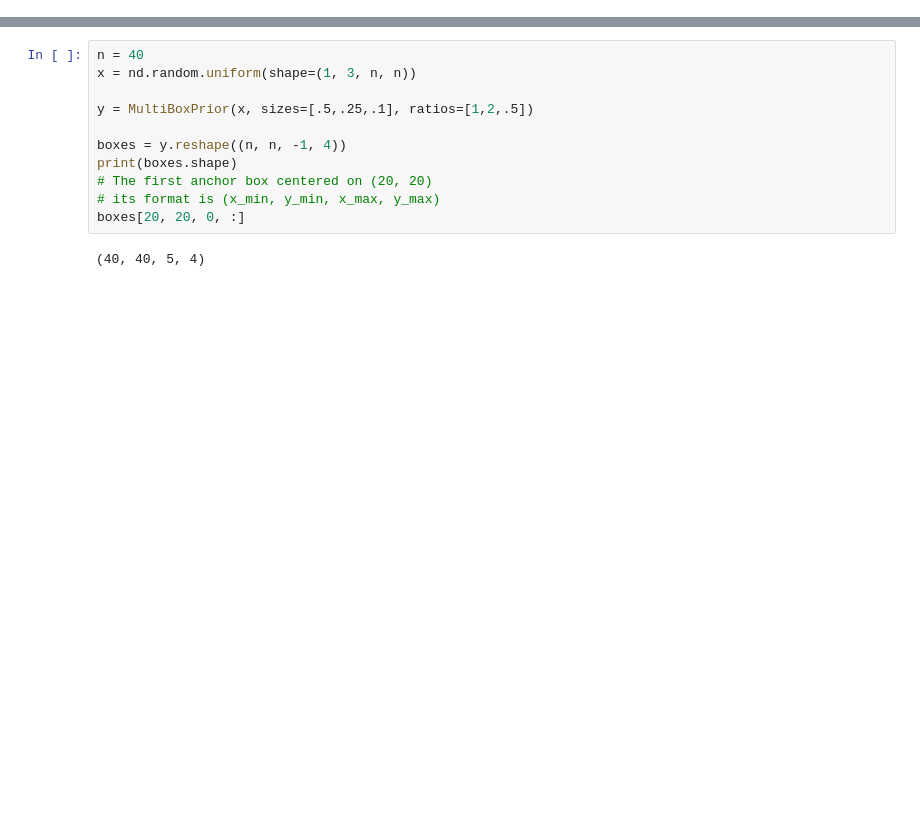
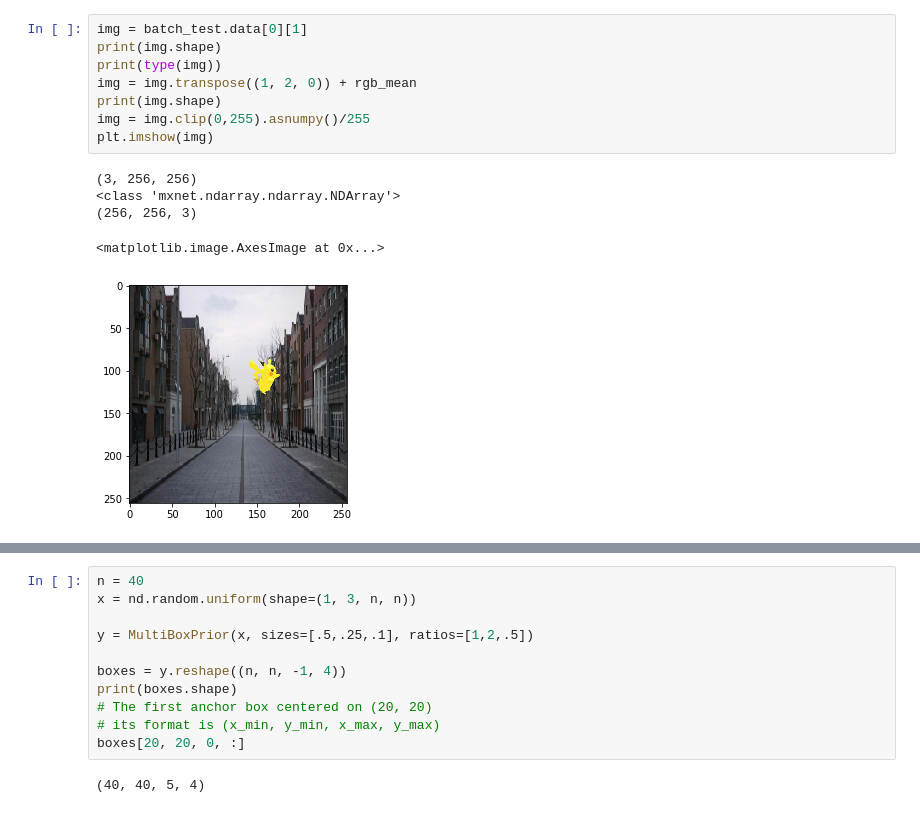
Before and after one commit to qyzhizi/gluon-tutorials-qy, a Jupyter notebook: chapter_computer-vision/test_ssd_all_in_one.ipynb, the cells around one changed output, grey strips where cells are left out. Cells and saved outputs as stored; diff of their text form; blank space fills up the shorter version.

```diff
--- a/chapter_computer-vision/test_ssd_all_in_one.ipynb
+++ b/chapter_computer-vision/test_ssd_all_in_one.ipynb
@@ -273,0 +326,14 @@ plt.show()
+# %%
+img = batch_test.data[0][1]
+print(img.shape)
+print(type(img))
+img = img.transpose((1, 2, 0)) + rgb_mean
+print(img.shape)
+img = img.clip(0,255).asnumpy()/255
+plt.imshow(img)
+# %% [output]
+(3, 256, 256)
+<class 'mxnet.ndarray.ndarray.NDArray'>
+(256, 256, 3)
+<matplotlib.image.AxesImage at 0x...>
+[figure, added]
```
Also changed, not shown: parts of 7 cells of this notebook, 13 other files.
